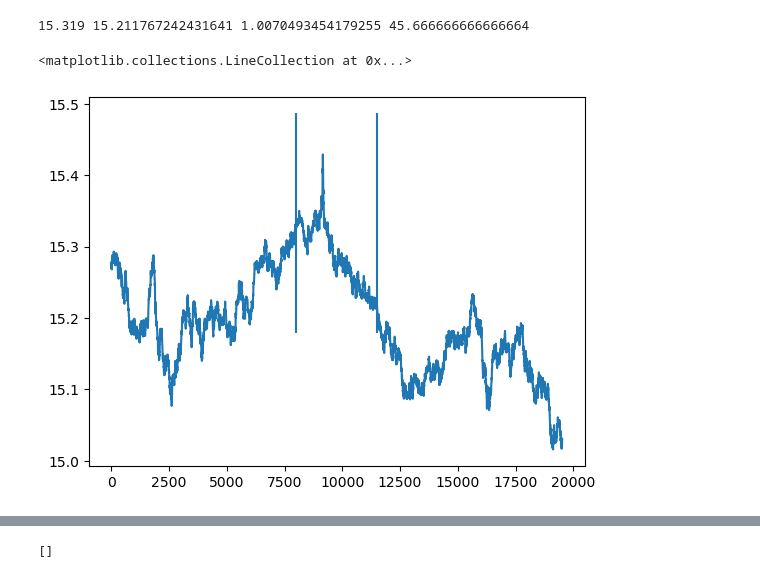
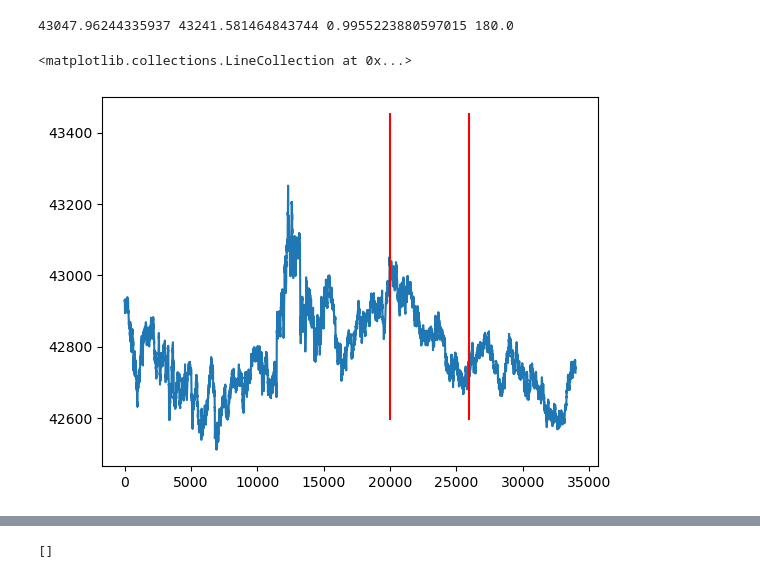
Before and after one commit to RVdeported/trading-backtest, a Jupyter notebook: demo.ipynb, the cells around one changed output, grey strips where cells are left out. Cells and saved outputs as stored; diff of their text form; code cells hidden in the pictures.

Commit message:
added SMART model, few bugs fixes

```diff
--- a/demo.ipynb
+++ b/demo.ipynb
@@ -7,19 +7,27 @@ from pathlib import Path
 from src.strategy import BaseStrat
 from matplotlib import pyplot as plt
 from src.strats.jonrev import JonRev
+from src.strats.smart import SMART
 import datetime as dt
 
 with open("./configs/test.yml", 'r') as f:
     a = yaml.safe_load(f)
 # db = CSV_OB(Path("/Users/ugrek/Desktop/PairTrade/Binance_BTCUSD_11_01.csv"), a['Dataset'])
+# strat = [
+#     # JonRev(clear_every_step=1021600, active_step=5,  num_pairs=6, w_size=1800,  recal_steps=30, spread=0.005, z=1.4, cooldown_ms=1200_000, order_due_ms=3600_000, trade_amnt=1000),
+#     # JonRev(clear_every_step=1021600, active_step=5,  num_pairs=6, w_size=1800,  recal_steps=30, spread=0.005, z=1.8, cooldown_ms=1200_000, order_due_ms=3600_000, trade_amnt=1000),
+#     # JonRev(clear_every_step=1021600, active_step=5,  num_pairs=6, w_size=3600,  recal_steps=30, spread=0.005, z=1.4, cooldown_ms=1200_000, order_due_ms=3600_000, trade_amnt=1000),
+#     JonRev(max_trend_allowed=-1, clear_every_step=480, active_step=2,  num_pairs=12, w_size=600,  recal_steps=5, spread=0.007, z=2.0, cooldown_ms=60_000, order_due_ms=10800_000, trade_amnt=1000),
+#     JonRev(max_trend_allowed=-1, clear_every_step=600, active_step=2,  num_pairs=12, w_size=600,  recal_steps=5, spread=0.005, z=2.0, cooldown_ms=60_000, order_due_ms=10800_000, trade_amnt=1000),
+#     JonRev(max_trend_allowed=-1, clear_every_step=480, active_step=2,  num_pairs=12, w_size=1200, recal_steps=5, spread=0.007, z=2.0, cooldown_ms=60_000, order_due_ms=10800_000, trade_amnt=1000),
+#     JonRev(max_trend_allowed=-1, clear_every_step=600, active_step=2,  num_pairs=12, w_size=1200, recal_steps=5, spread=0.005, z=2.0, cooldown_ms=60_000, order_due_ms=10800_000, trade_amnt=1000),
+# ]
+
 strat = [
-    # JonRev(clear_every_step=1021600, active_step=5,  num_pairs=6, w_size=1800,  recal_steps=30, spread=0.005, z=1.4, cooldown_ms=1200_000, order_due_ms=3600_000, trade_amnt=1000),
-    # JonRev(clear_every_step=1021600, active_step=5,  num_pairs=6, w_size=1800,  recal_steps=30, spread=0.005, z=1.8, cooldown_ms=1200_000, order_due_ms=3600_000, trade_amnt=1000),
-    # JonRev(clear_every_step=1021600, active_step=5,  num_pairs=6, w_size=3600,  recal_steps=30, spread=0.005, z=1.4, cooldown_ms=1200_000, order_due_ms=3600_000, trade_amnt=1000),
-    JonRev(max_trend_allowed=-1, clear_every_step=1021600, active_step=12,  num_pairs=12, w_size=600,  recal_steps=5, spread=0.006, z=2.0, cooldown_ms=60_000, order_due_ms=10800_000, trade_amnt=1000),
-    JonRev(max_trend_allowed=-1, clear_every_step=1021600, active_step=12,  num_pairs=12, w_size=600,  recal_steps=5, spread=0.004, z=2.0, cooldown_ms=60_000, order_due_ms=10800_000, trade_amnt=1000),
-    JonRev(max_trend_allowed=-1, clear_every_step=1021600, active_step=12,  num_pairs=12, w_size=1200, recal_steps=5, spread=0.006, z=2.0, cooldown_ms=60_000, order_due_ms=10800_000, trade_amnt=1000),
-    JonRev(max_trend_allowed=-1, clear_every_step=1021600, active_step=12,  num_pairs=12, w_size=1200, recal_steps=5, spread=0.004, z=2.0, cooldown_ms=60_000, order_due_ms=10800_000, trade_amnt=1000),
+    SMART("../data/out_20k_5p.csv", k=2.0, order_due_ms=5400_000,  pair_colld_ms=300_000, enter_due_ms=60_000,  spread=0.005, clear_every_step=240_000),
+    SMART("../data/out_20k_5p.csv", k=2.0, order_due_ms=10800_000, pair_colld_ms=300_000, enter_due_ms=60_000, spread=0.005, clear_every_step=240_000),
+    SMART("../data/out_20k_5p.csv", k=2.5, order_due_ms=10800_000, pair_colld_ms=300_000, enter_due_ms=60_000,  spread=0.005, clear_every_step=240_000),
+    SMART("../data/out_20k_5p.csv", k=3.0, order_due_ms=10800_000, pair_colld_ms=300_000, enter_due_ms=60_000, spread=0.005, clear_every_step=720_000)
 ]
 backtest = Backtest("./configs/test.yml", "./data_3_fin/", strat, "pair_trade")
 sharpe = [[] for n in backtest.strat_stats]
@@ -84,6 +74,6 @@ Time passed, hours:  188
 # %%
 from src.omc import ExecStatus
-s = 2
+s = 3
 a = [n for n in backtest.strats[s].done_deals if n.enter_status == ExecStatus.FILLED and
                                                 n.exit_status == ExecStatus.FILLED]
 print(len(a), len(backtest.strats[s].done_deals))
@@ -92,7 +82,7 @@ b = [n for n in backtest.strats[s].done_deals if n.enter_status == ExecStatus.FI
 print(len(b), len(backtest.strats[s].done_deals))
 
 c = [n for n in backtest.strats[s].done_deals if n.enter_status == ExecStatus.EXPIRED and
-               n.exit_status == ExecStatus.CANCELED]
+               n.exit_status == ExecStatus.EXPIRED]
 print(len(c), len(backtest.strats[s].done_deals))
 b
 # %% [output]
@@ -119,17 +109,18 @@ b
 # %%
-sample = a[50]
+sample = b[20]
+# backtest.strats[s].vte_i
 in_ord = [n for n in backtest.strat_stats[s].matchRes if n.order.id == sample.id_enter][0]
 ex_ord = [n for n in backtest.strat_stats[s].matchRes if n.order.id == sample.id_exit][0]
 print(in_ord.order.px, ex_ord.order.px, in_ord.order.px / ex_ord.order.px, (ex_ord.ts - in_ord.ts) / 60_000_000_000)
 ds = backtest.mdc.dfs[backtest.mdc.names[in_ord.order.name]].df
 ts = ds.o_ts_exch.loc[ds.o_ts_exch < in_ord.ts].shape[0]
 ts_end = ds.o_ts_exch.loc[ds.o_ts_exch < sample.closed_ts].shape[0]
-look_back = 8000
+look_back = 20000
 look_fwd = 8000
 plt.plot(ds.iloc[ts-look_back:ts_end+look_fwd]["o_ask_px_1"].values)
-plt.vlines(look_back, ds.iloc[ts].o_ask_px_1 * 1.01, ds.iloc[ts].o_ask_px_1 * 0.99)
-plt.vlines(look_back + ts_end - ts, ds.iloc[ts].o_ask_px_1 * 1.01, ds.iloc[ts].o_ask_px_1 * 0.99)
+plt.vlines(look_back, ds.iloc[ts].o_ask_px_1 * 1.01, ds.iloc[ts].o_ask_px_1 * 0.99, color="red")
+plt.vlines(look_back + ts_end - ts, ds.iloc[ts].o_ask_px_1 * 1.01, ds.iloc[ts].o_ask_px_1 * 0.99, color="red")
 # %% [output]
-15.319 15.211767242431641 1.0070493454179255 45.666666666666664
+43047.96244335937 43241.581464843744 0.9955223880597015 180.0
 <matplotlib.collections.LineCollection at 0x...>
-[figure, old version]
+[figure, new version]
```
Also changed, not shown: parts of 12 cells of this notebook, 8 other files.
